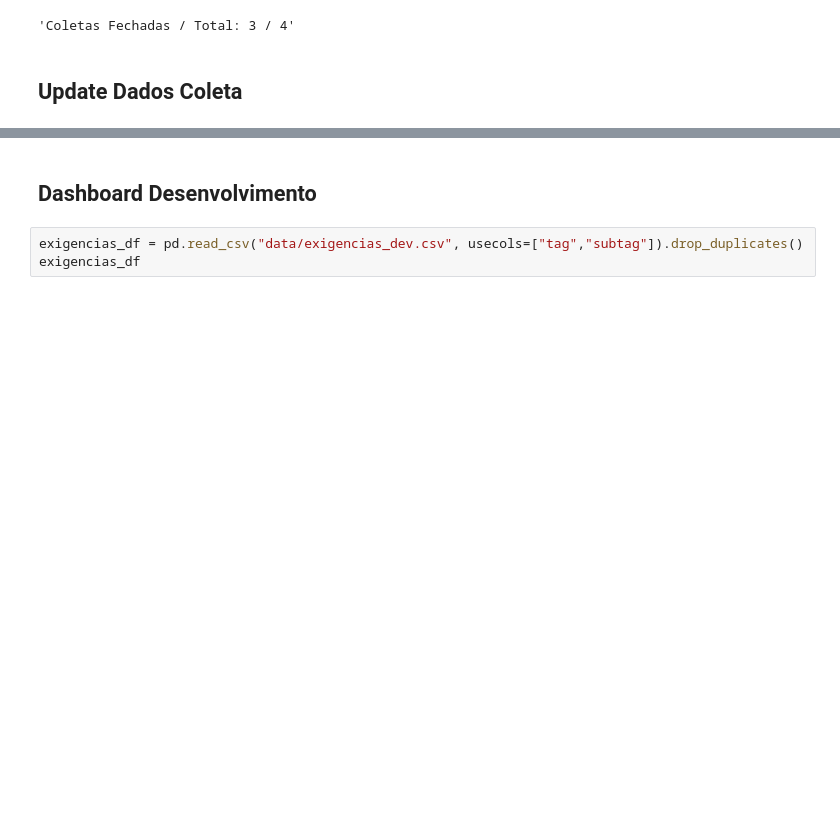
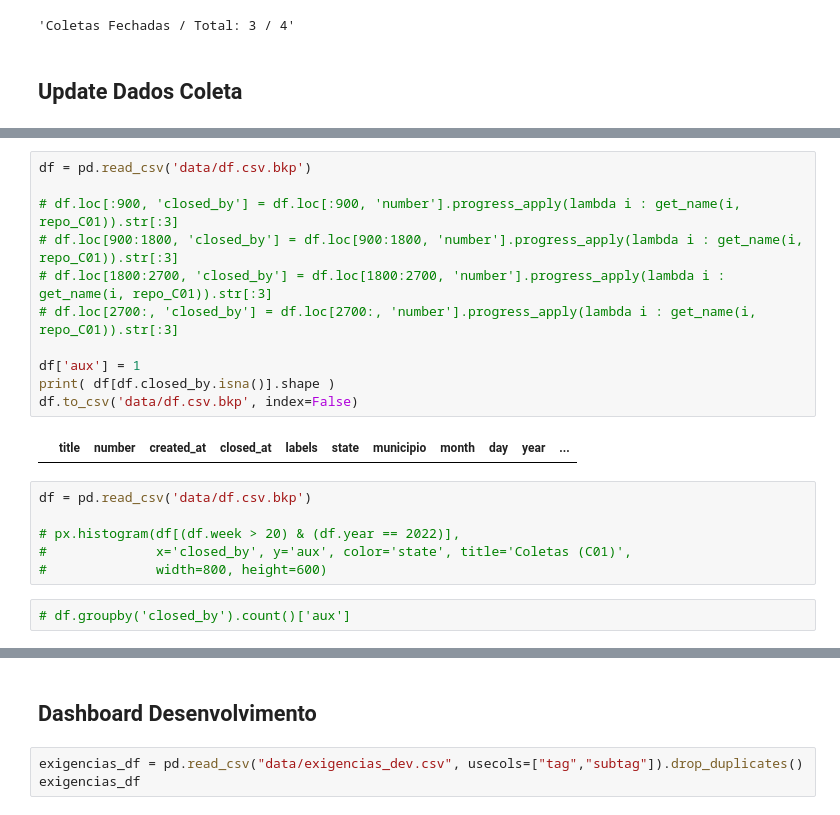
Before and after one commit to MPMG-DCC-UFMG/F01-gerenciamento, a Jupyter notebook: dashboard/Dashboard Tests.ipynb, the cells around one changed output, grey strips where cells are left out. Drawn from its saved outputs; the diff is of its cells as text; blank space fills up the shorter version.

```diff
--- a/dashboard/Dashboard Tests.ipynb
+++ b/dashboard/Dashboard Tests.ipynb
@@ -442,0 +304,21 @@ columns_name[1:]
+# %%
+df = pd.read_csv('data/df.csv.bkp')
+
+# df.loc[:900, 'closed_by'] = df.loc[:900, 'number'].progress_apply(lambda i : get_name(i, repo_C01)).str[:3]
+# df.loc[900:1800, 'closed_by'] = df.loc[900:1800, 'number'].progress_apply(lambda i : get_name(i, repo_C01)).str[:3]
+# df.loc[1800:2700, 'closed_by'] = df.loc[1800:2700, 'number'].progress_apply(lambda i : get_name(i, repo_C01)).str[:3]
+# df.loc[2700:, 'closed_by'] = df.loc[2700:, 'number'].progress_apply(lambda i : get_name(i, repo_C01)).str[:3]
+
+df['aux'] = 1
+print( df[df.closed_by.isna()].shape )
+df.to_csv('data/df.csv.bkp', index=False)
+# %% [output]
+|  | title | number | created_at | closed_at | labels | state | municipio | month | day | year | ... |
+# %%
+df = pd.read_csv('data/df.csv.bkp')
+
+# px.histogram(df[(df.week > 20) & (df.year == 2022)],
+#              x='closed_by', y='aux', color='state', title='Coletas (C01)',
+#              width=800, height=600)
+# %%
+# df.groupby('closed_by').count()['aux']
```
Also changed, not shown: parts of 18 cells of this notebook, 13 other files.
